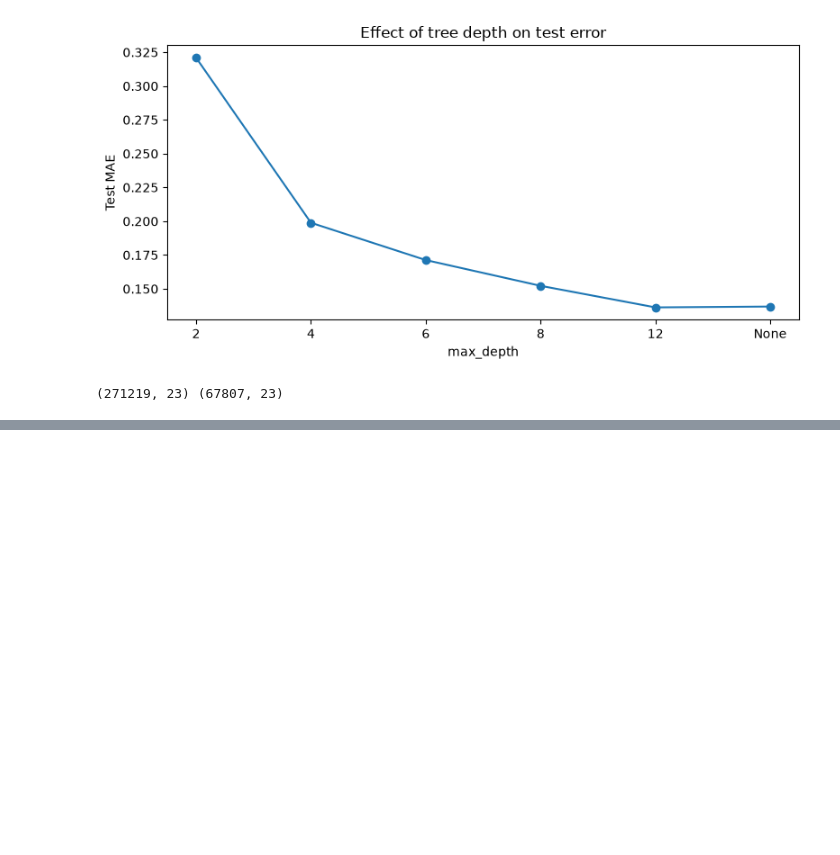
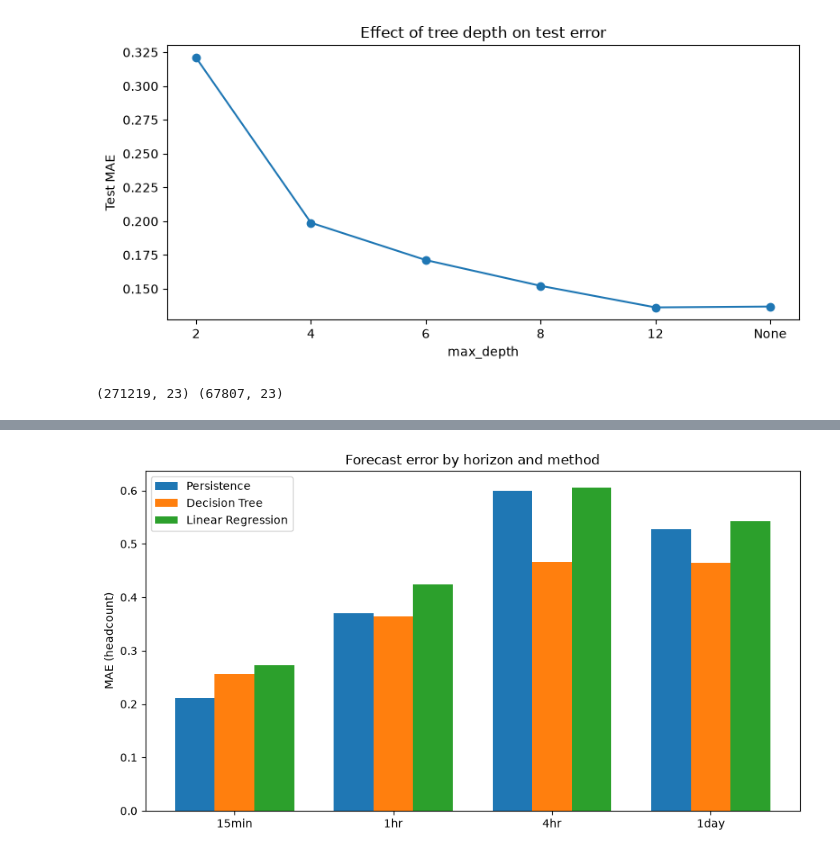
Before and after one commit to OscarPayne28/3001-OCCUPANCY-PROJECT, a Jupyter notebook: notebooks/02_modelling.ipynb, the cells around one changed output, grey strips where cells are left out. Cells and saved outputs as stored; diff of their text form; code cells hidden in the pictures; blank space fills up the shorter version.

```diff
--- a/notebooks/02_modelling.ipynb
+++ b/notebooks/02_modelling.ipynb
@@ -739,0 +794,16 @@ print(train.shape, test.shape)
+# %%
+horizons = {"15min": 1, "1hr": 4, "4hr": 16, "1day": 96}
+results = []
+for label, hb in horizons.items():
+    r = compare_at_horizon(
+        raw, encoded, feature_cols,
+        models={
+            "tree": DecisionTreeRegressor(**search.best_params_, random_state=0),
+            "linear": LinearRegression(),
+        },
+        horizon_bins=hb,
+    )
+    results.append({"horizon": label, **r})
+
+results_df = pd.DataFrame(results)
+results_df
@@ -739,0 +837,19 @@ print(train.shape, test.shape)
+# %%
+plot_res = results_df.set_index("horizon").loc[["15min", "1hr", "4hr", "1day"]]
+
+fig, ax = plt.subplots(figsize=(9, 5))
+x = np.arange(len(plot_res))
+width = 0.25
+ax.bar(x - width, plot_res["persistence_MAE"], width, label="Persistence")
+ax.bar(x, plot_res["tree_MAE"], width, label="Decision Tree")
+ax.bar(x + width, plot_res["linear_MAE"], width, label="Linear Regression")
+ax.set_xticks(x)
+ax.set_xticklabels(plot_res.index)
+ax.set_ylabel("MAE (headcount)")
+ax.set_title("Forecast error by horizon and method")
+ax.legend()
+plt.tight_layout()
+plt.savefig("../report/mae_by_horizon.png", dpi=150)
+plt.show()
+# %% [output]
+[figure, added]
```
Also changed, not shown: parts of 9 cells of this notebook, 6 other files.
